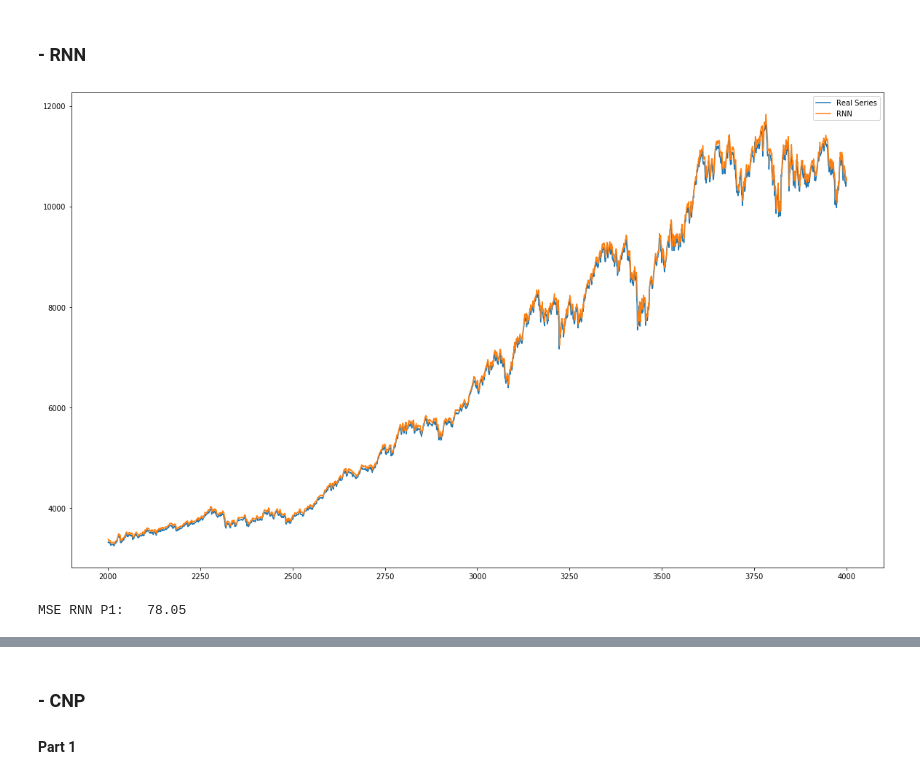
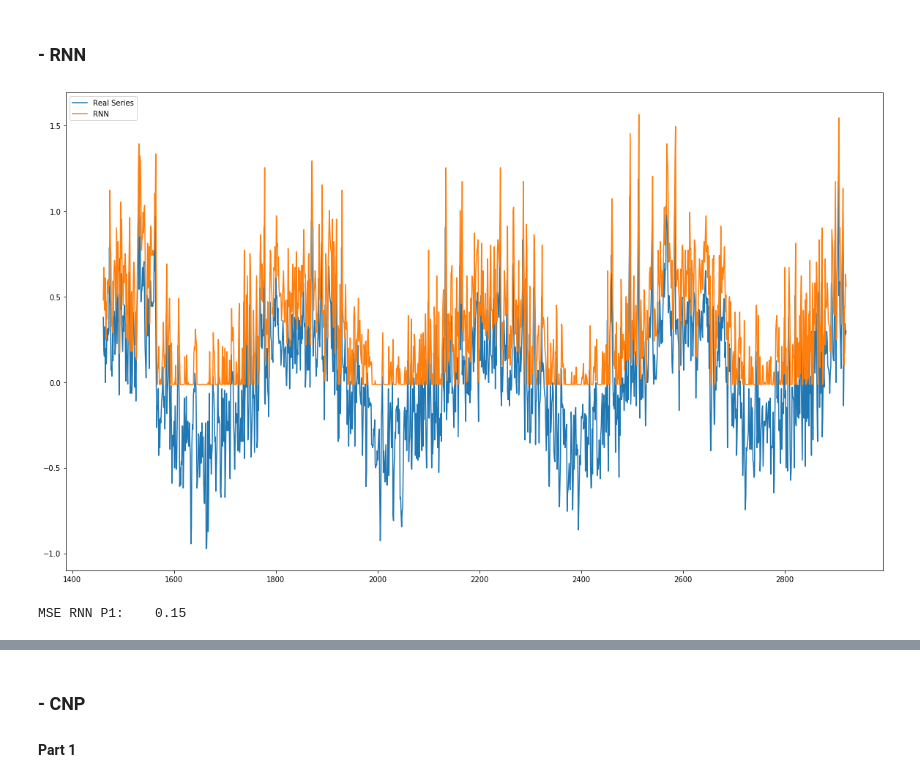
Before and after one commit to hsienchinchou/TFM_cnps_ts_prediction, a Jupyter notebook: doc/demo/Conditional Neural Processes for Time Series Prediction (Part 3).ipynb, the cells around one changed output, grey strips where cells are left out. Drawn from its saved outputs; the diff is of its cells as text; code cells hidden in the pictures.

```diff
--- a/doc/demo/Conditional Neural Processes for Time Series Prediction (Part 3).ipynb
+++ b/doc/demo/Conditional Neural Processes for Time Series Prediction (Part 3).ipynb
@@ -33,0 +68,21 @@ from neuralprocesses.utils.plotting import Color
+# %%
+data_train = pd.DataFrame(data[['Temp','X']].values, columns=['T','X']).loc[:365*4]
+data_test_1 = pd.DataFrame(data[['Temp','X']].values, columns=['T','X']).loc[365*4:365*8]
+
+mean_value = data_train['T'].mean()
+data_train['T'] = (data_train['T'] - mean_value)/mean_value
+data_test_1['T'] = (data_test_1['T'] - mean_value)/mean_value
+
+for s in range(1,2):
+    data_train['Y'.format(s)] = data_train['T'].shift(s)
+    data_test_1['Y'.format(s)] = data_test_1['T'].shift(s)
+
+data_train = data_train.dropna()
+data_test_1 = data_test_1.dropna()
+X_train = data_train.drop(['X','T'], axis=1)
+y_train = data_train.drop(['X','Y'], axis=1)
+X_test_1 = data_test_1.drop(['X','T'], axis=1)
+y_test_1 = data_test_1.drop(['X','Y'], axis=1)
+
+print('Train size: (%d x %d)'%(X_train.shape[0], X_train.shape[1]))
+print('Test 1 size: (%d x %d)'%(y_test_1.shape[0], y_test_1.shape[1]))
@@ -33,0 +122,14 @@ from neuralprocesses.utils.plotting import Color
+# %%
+tf.reset_default_graph()
+tf.set_random_seed(2019)
+tf.disable_eager_execution()
+
+nn = Sequential()
+nn.add(Dense(20, input_shape=(X_train.shape[1],), activation='relu', kernel_initializer='lecun_uniform'))
+nn.add(Dense(1))
+
+adam = Adam(lr=0.1, beta_1=0.92, beta_2=0.999, decay=0.0, amsgrad=False)
+nn.compile(optimizer=adam, loss='mean_absolute_error')
+nn.summary()
+history_nn = nn.fit(x=X_train, y=y_train, batch_size=1, epochs=17, verbose=1, callbacks=None)
+y_pred_nn_1 = nn.predict(X_test_1)
@@ -320,11 +386,11 @@ def cnp_predict(xc, yc, xt, ground_truth_data):
 # %%
 y_pred_nn_1=pd.DataFrame(y_pred_nn_1, index=y_test_1.index)
 plt.figure(figsize=(20,12))
-plt.plot(pd.concat([y_test_1]), label='Real Series')
-plt.plot(pd.concat([y_pred_nn_1]), label='RNN')
+plt.plot(y_test_1, label='Real Series')
+plt.plot(y_pred_nn_1, label='RNN')
 plt.legend()
 plt.show()
-print("MSE RNN P1: {0:7.2f}".format((np.absolute(y_test_1 - y_pred_nn_1.values)).values.mean()))
+print("MSE RNN P1: {0:7.2f}".format((np.square(y_test_1 - y_pred_nn_1.values)).values.mean()))
 # %% [output]
-[figure, old version]
+[figure, new version]
-MSE RNN P1:   78.05
+MSE RNN P1:    0.15
```
Also changed, not shown: parts of 38 cells of this notebook, 2 other files.
